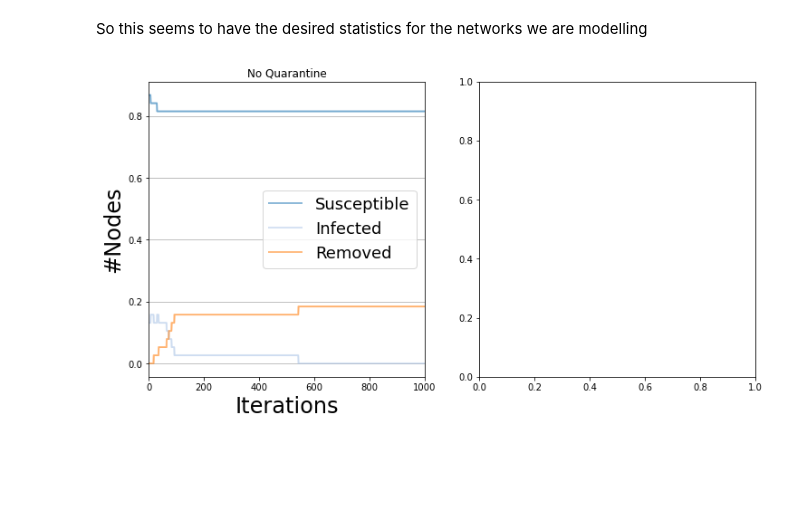
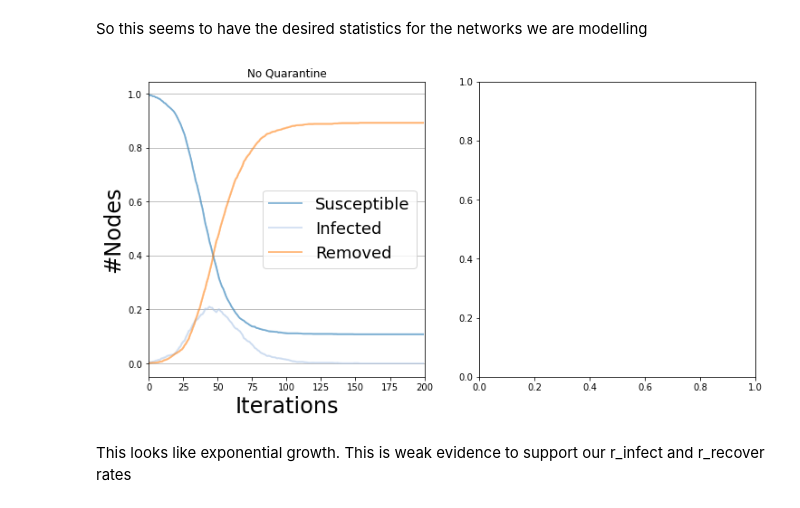
Before and after one commit to Andris-Huang/optimization, a Jupyter notebook: quarantine_maxcut/Testing SIR Epidemic Spread model on Watts-Strogatz networks.ipynb, the cells around one changed output. Cells and saved outputs as stored; diff of their text form; code cells hidden in the pictures; blank space fills up the shorter version.

```diff
--- a/quarantine_maxcut/Testing SIR Epidemic Spread model on Watts-Strogatz networks.ipynb
+++ b/quarantine_maxcut/Testing SIR Epidemic Spread model on Watts-Strogatz networks.ipynb
@@ -181,9 +181,13 @@ def random_avg_clustering_coeff(G, samples):
     sampled_nodes = sample(list(G.nodes()), samples)
     clustering_dict = nx.clustering(G, sampled_nodes)
     return np.mean(np.array(list(clustering_dict.values())))
+
+def avg_degree(G):
+    return 2 * G.number_of_edges() / G.number_of_nodes()
 # %%
-toy_small_world = small_world(200, 9, .1)
-initial_infected_nodes = np.random.choice(range(38), int(5), replace=False)
+toy_small_world = small_world(2000, 100, .15)
+initial_infected_nodes = np.random.choice(range(38), int(10), replace=False)
 print('clustering coef: ', random_avg_clustering_coeff(toy_small_world, 20))
 print('density: ', nx.density(toy_small_world))
+print('degree: ', avg_degree(toy_small_world))
 # %% [output]
@@ -192,6 +209,8 @@ density:  0.04020100502512563
 # %% [markdown]
 So this seems to have the desired statistics for the networks we are modelling
-# %%
-plot_virus_spread(toy_small_world, initial_infected_nodes)
-# %% [output]
-[figure, removed]
+# %%
+plot_virus_spread(toy_small_world, initial_infected_nodes, r_infect = .25/avg_degree(toy_small_world), r_recover = .1, iterations = 200)
+# %% [output]
+[figure, added]
+# %% [markdown]
+This looks like exponential growth. This is weak evidence to support our r_infect and r_recover rates
```
Also changed, not shown: parts of 2 cells of this notebook.
